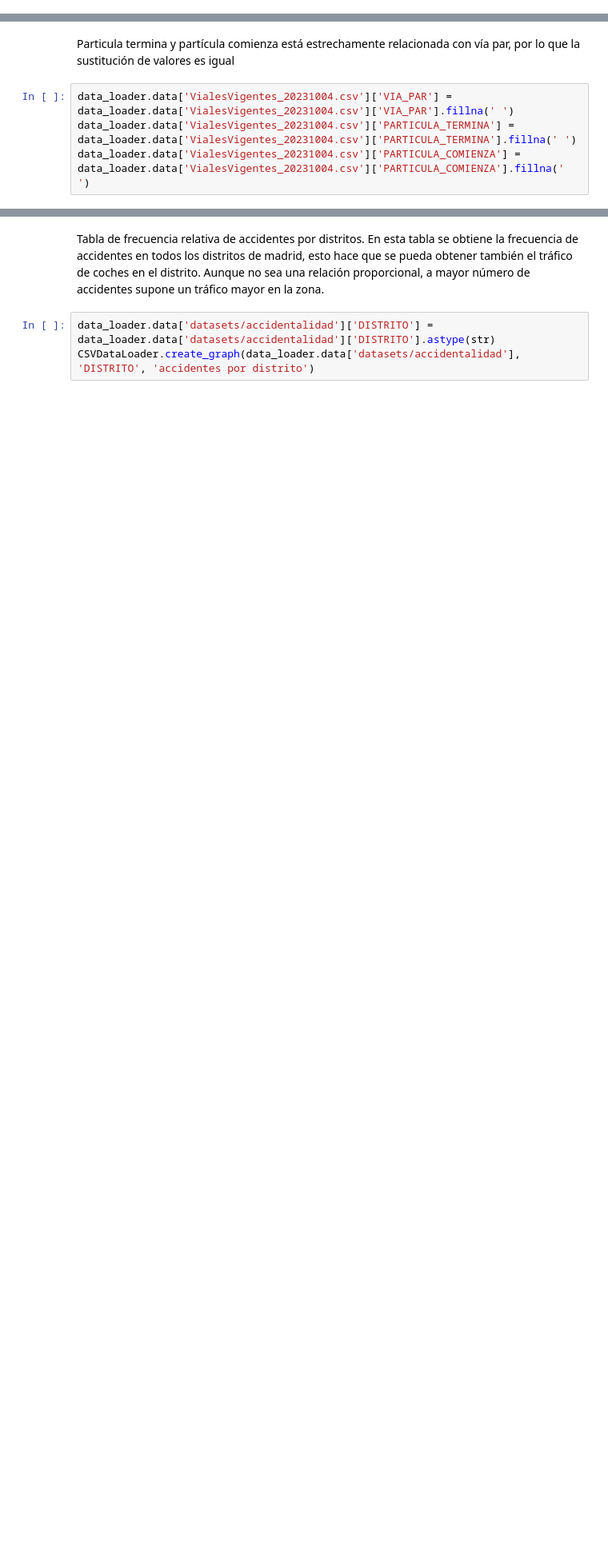
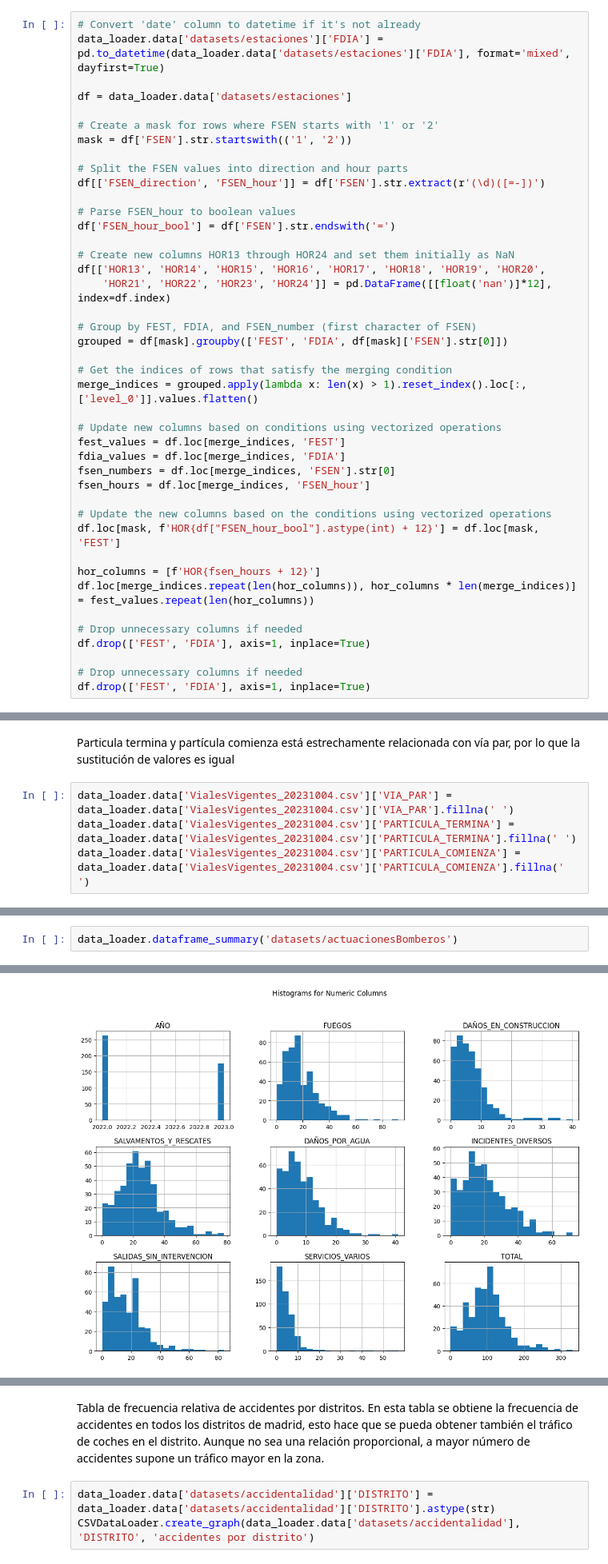
Before and after one commit to paula-gomezlucas/POD, a Jupyter notebook: CuadernoV1.ipynb, the cells around one changed output, grey strips where cells are left out. Shown at 80% size. Saved outputs shown, nothing was run; the diff lists cells and outputs as text; blank space fills up the shorter version.

```diff
--- a/CuadernoV1.ipynb
+++ b/CuadernoV1.ipynb
@@ -344,0 +403,42 @@ Este dataset tampoco tiene datos faltantes. Pasamos a la evolución histórica d
+# %%
+# Convert 'date' column to datetime if it's not already
+data_loader.data['datasets/estaciones']['FDIA'] = pd.to_datetime(data_loader.data['datasets/estaciones']['FDIA'], format='mixed', dayfirst=True)
+
+df = data_loader.data['datasets/estaciones']
+
+# Create a mask for rows where FSEN starts with '1' or '2'
+mask = df['FSEN'].str.startswith(('1', '2'))
+
+# Split the FSEN values into direction and hour parts
+df[['FSEN_direction', 'FSEN_hour']] = df['FSEN'].str.extract(r'(\d)([=-])')
+
+# Parse FSEN_hour to boolean values
+df['FSEN_hour_bool'] = df['FSEN'].str.endswith('=')
+
+# Create new columns HOR13 through HOR24 and set them initially as NaN
+df[['HOR13', 'HOR14', 'HOR15', 'HOR16', 'HOR17', 'HOR18', 'HOR19', 'HOR20',
+    'HOR21', 'HOR22', 'HOR23', 'HOR24']] = pd.DataFrame([[float('nan')]*12], index=df.index)
+
+# Group by FEST, FDIA, and FSEN_number (first character of FSEN)
+grouped = df[mask].groupby(['FEST', 'FDIA', df[mask]['FSEN'].str[0]])
+
+# Get the indices of rows that satisfy the merging condition
+merge_indices = grouped.apply(lambda x: len(x) > 1).reset_index().loc[:, ['level_0']].values.flatten()
+
+# Update new columns based on conditions using vectorized operations
+fest_values = df.loc[merge_indices, 'FEST']
+fdia_values = df.loc[merge_indices, 'FDIA']
+fsen_numbers = df.loc[merge_indices, 'FSEN'].str[0]
+fsen_hours = df.loc[merge_indices, 'FSEN_hour']
+
+# Update the new columns based on the conditions using vectorized operations
+df.loc[mask, f'HOR{df["FSEN_hour_bool"].astype(int) + 12}'] = df.loc[mask, 'FEST']
+
+hor_columns = [f'HOR{fsen_hours + 12}']
+df.loc[merge_indices.repeat(len(hor_columns)), hor_columns * len(merge_indices)] = fest_values.repeat(len(hor_columns))
+
+# Drop unnecessary columns if needed
+df.drop(['FEST', 'FDIA'], axis=1, inplace=True)
+
+# Drop unnecessary columns if needed
+df.drop(['FEST', 'FDIA'], axis=1, inplace=True)
@@ -735,0 +857,3 @@ data_loader.data['VialesVigentes_20231004.csv']['PARTICULA_COMIENZA'] = data_loa
+# %%
+data_loader.dataframe_summary('datasets/actuacionesBomberos')
+# %% [output]
@@ -735,0 +878 @@ data_loader.data['VialesVigentes_20231004.csv']['PARTICULA_COMIENZA'] = data_loa
+[figure, added]
```
Also changed, not shown: parts of 21 cells of this notebook.
